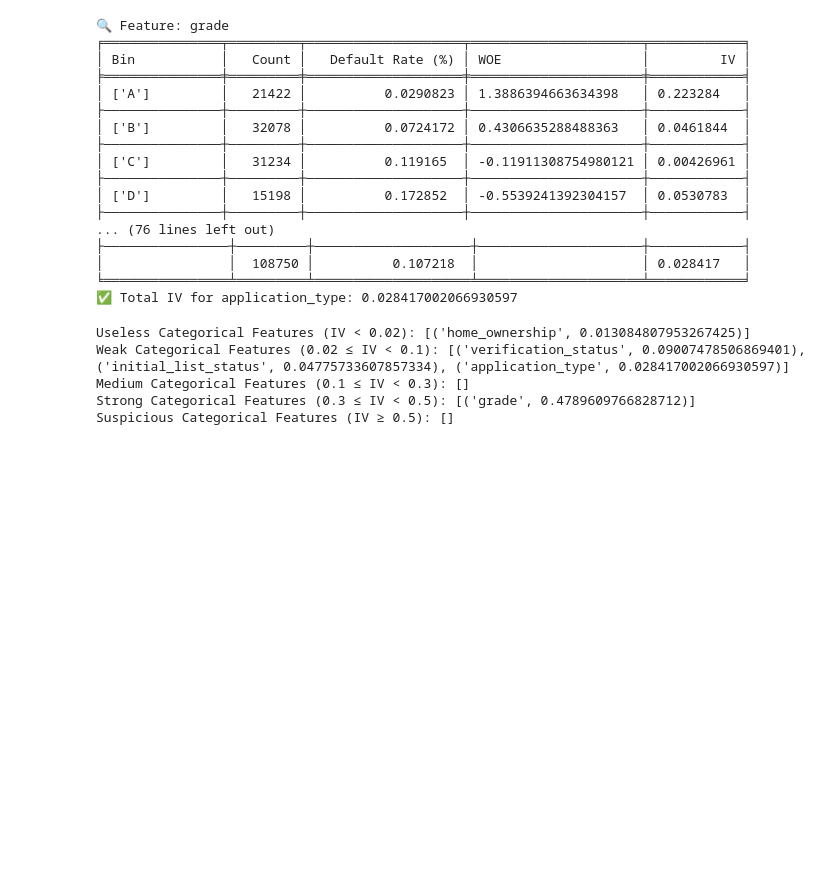
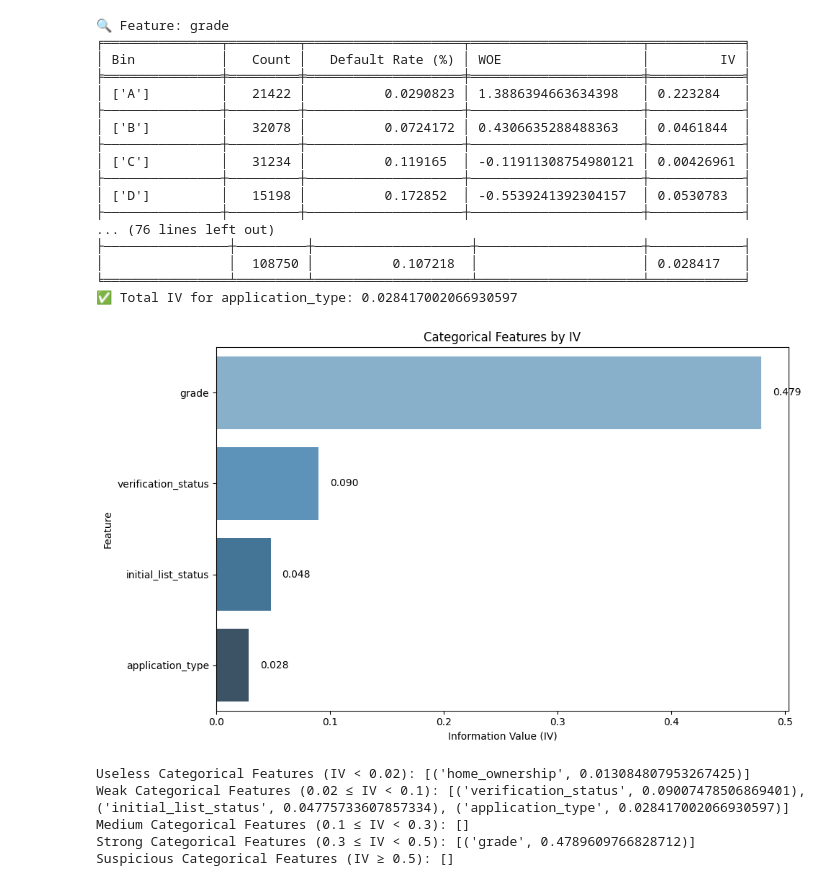
Before and after one commit to luuuneytunes12/Credit-Risk-Modeling-PySpark, a Jupyter notebook: notebooks/4. PD Model Building (I).ipynb, the cells around one changed output. Saved outputs shown, nothing was run; the diff lists cells and outputs as text; code cells hidden in the pictures; blank space fills up the shorter version.

```diff
--- a/notebooks/4. PD Model Building (I).ipynb
+++ b/notebooks/4. PD Model Building (I).ipynb
@@ -649,6 +686,37 @@ for feature in categorical_cols:
 │                │  108750 │          0.107218  │                     │ 0.028417   │
 ╘════════════════╧═════════╧════════════════════╧═════════════════════╧════════════╛
 ✅ Total IV for application_type: 0.028417002066930597
+# %%
+# Categorical Features
+all_iv_cat = (
+    useless_cat_features +
+    weak_cat_features +
+    medium_cat_features +
+    strong_cat_features +
+    sus_cat_features
+)
+
+iv_df_cat = pd.DataFrame(all_iv_cat, columns=["Feature", "IV"])
+
+# Sort by IV descending and take top 10
+iv_df_cat = iv_df_cat[iv_df_cat['IV'] >= 0.02 ].sort_values(by="IV", ascending=False)
+
+# Plot
+plt.figure(figsize=(10, 6))
+ax = sns.barplot(data=iv_df_cat, x="IV", y="Feature", palette="Blues_d")
+
+
+# Add IV value at the end of each bar
+for i, (iv, feature) in enumerate(zip(iv_df_cat["IV"], iv_df_cat["Feature"])):
+    ax.text(iv + 0.01, i, f"{iv:.3f}", va='center', fontsize=10, color='black')
+
+plt.title("Categorical Features by IV")
+plt.xlabel("Information Value (IV)")
+plt.ylabel("Feature")
+plt.tight_layout()
+plt.show()
+# %% [output]
+[figure, added]
 # %%
 # Categorical Features
 print(f"Useless Categorical Features (IV < 0.02): {useless_cat_features}")
```
Also changed, not shown: parts of 13 cells of this notebook, 1 other file.
